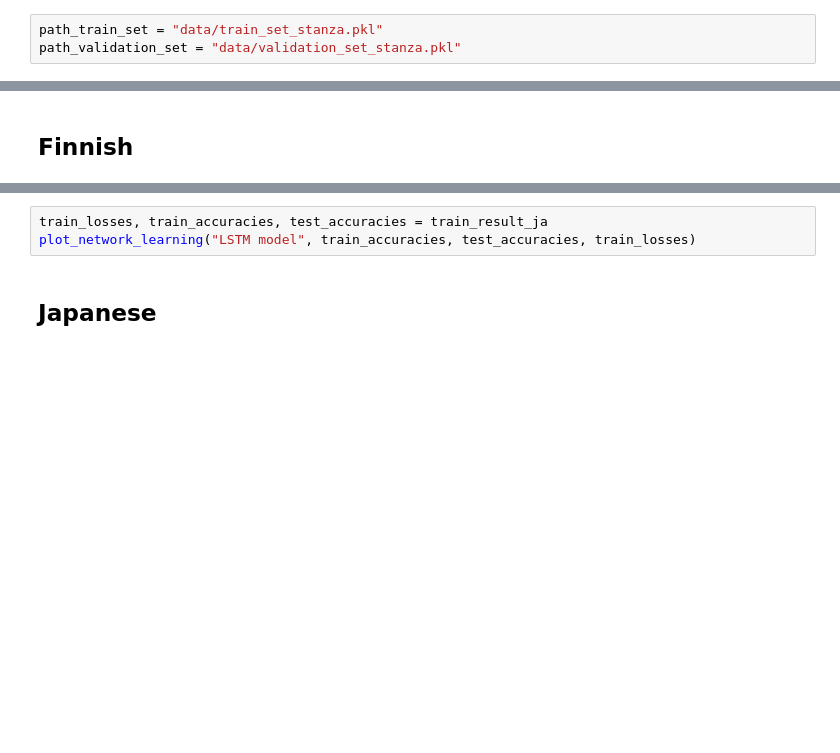
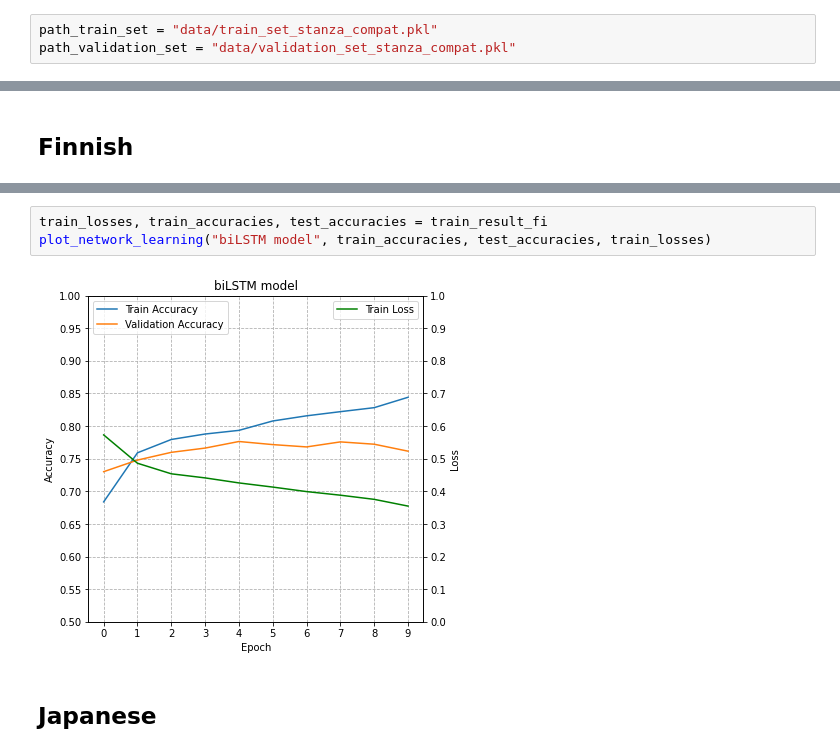
Before and after one commit to RasmusML/nlp_question_answer_project, a Jupyter notebook: 2. Representation Learning.ipynb, the cells around one changed output, grey strips where cells are left out. Saved outputs shown, nothing was run; the diff lists cells and outputs as text; blank space fills up the shorter version.

Commit message:
Q2 gpu compatible

```diff
--- a/2. Representation Learning.ipynb
+++ b/2. Representation Learning.ipynb
@@ -43,8 +60,8 @@ class Annotation_error(Enum):
     BAD_TOKENIZATION_OR_DATA = -2
     IGNORED = -3
 # %%
-path_train_set = "data/train_set_stanza.pkl"
-path_validation_set = "data/validation_set_stanza.pkl"
+path_train_set = "data/train_set_stanza_compat.pkl"
+path_validation_set = "data/validation_set_stanza_compat.pkl"
 # %%
 train_set = pd.read_pickle(path_train_set)
 validation_set = pd.read_pickle(path_validation_set)
@@ -406,6 +448,8 @@ train_result_fi = train(model, train_fi, validation_fi)
 # %%
-train_losses, train_accuracies, test_accuracies = train_result_ja
-plot_network_learning("LSTM model", train_accuracies, test_accuracies, train_losses)
+train_losses, train_accuracies, test_accuracies = train_result_fi
+plot_network_learning("biLSTM model", train_accuracies, test_accuracies, train_losses)
+# %% [output]
+[figure, added]
 # %% [markdown]
 ## Japanese
 # %%
```
Also changed, not shown: parts of 15 cells of this notebook.
